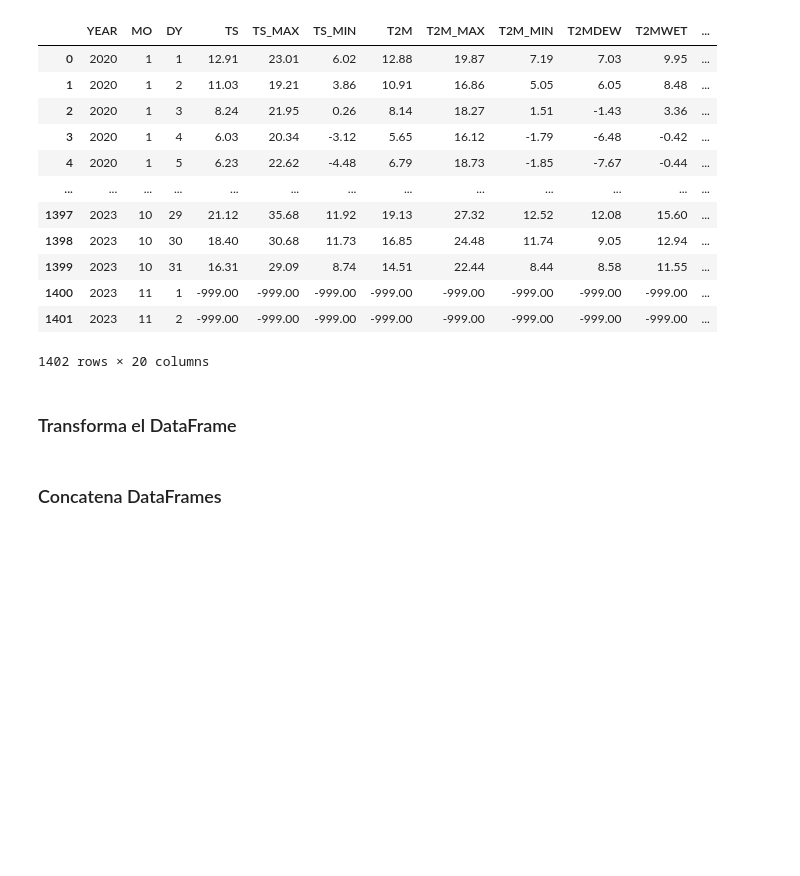
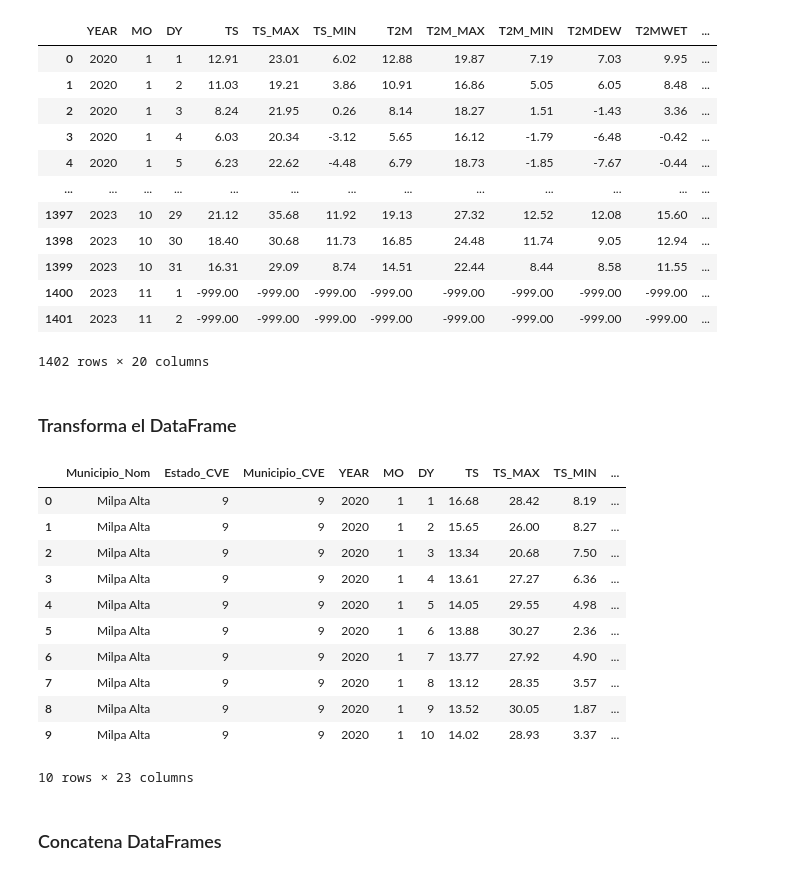
Before and after one commit to ProyectosMCD/RedBAMX, a Jupyter notebook: descarga/Descarga_Datos Climaticos_Municipio_NASA-API.ipynb, the cells around one changed output. Saved outputs shown, nothing was run; the diff lists cells and outputs as text; code cells hidden in the pictures; blank space fills up the shorter version.

```diff
--- a/descarga/Descarga_Datos Climaticos_Municipio_NASA-API.ipynb
+++ b/descarga/Descarga_Datos Climaticos_Municipio_NASA-API.ipynb
@@ -362,31 +404,46 @@ df_test
 # %%
 # Obtén la lista de archivos CSV en la carpeta
 archivos_csv = [archivo for archivo in os.listdir(output_municipio_raw) if archivo.endswith('.csv')]
 
 # Procesa y transforma cada archivo CSV
 for archivo_csv in archivos_csv:
 
     # Lee el archivo CSV, salta las primeras 25 filas y agrega una columna con el nombre del estado
     ruta_completa = os.path.join(output_municipio_raw, archivo_csv)
     df = pd.read_csv(ruta_completa, skiprows=25)
     municipio_nom = archivo_csv.split('_')[1]
     df.insert(0, 'Municipio_Nom', municipio_nom)
 
     estado_cve = archivo_csv.split('_')[0].split('-')[1] # Agrega una columna con el ID del estado
     df.insert(1, 'Estado_CVE', estado_cve)
 
     municipio_cve = archivo_csv.split('_')[0].split('-')[2] # Agrega una columna con el ID del municipio
     df.insert(2, 'Municipio_CVE', municipio_cve)
 
     # Transforma las columnas YEAR, MO y DY en una sola columna de tipo fecha
-    df = df.rename(columns={'YEAR': 'year', 'MO': 'month', 'DY': 'day'})
-    df.insert(0, 'Fecha', pd.to_datetime(df[['year', 'month', 'day']], format='%Y%m%d'))
-    df.drop(columns=['year', 'month', 'day'], inplace=True)
+    #df = df.rename(columns={'YEAR': 'year', 'MO': 'month', 'DY': 'day'})
+    #df.insert(0, 'Fecha', pd.to_datetime(df[['year', 'month', 'day']], format='%Y%m%d'))
+    #df.drop(columns=['year', 'month', 'day'], inplace=True)
 
     # Guarda el archivo CSV procesado en la carpeta de salida
     ruta_completa_salida = os.path.join(output_municipio_mod, archivo_csv)
     with open(ruta_completa_salida, 'w') as file_object:
         df.to_csv(file_object, index=False,lineterminator='\n')
+
+df.head(10)
+# %% [output]
+|  | Municipio_Nom | Estado_CVE | Municipio_CVE | YEAR | MO | DY | TS | TS_MAX | TS_MIN | ... |
+| 0 | Milpa Alta | 9 | 9 | 2020 | 1 | 1 | 16.68 | 28.42 | 8.19 | ... |
+| 1 | Milpa Alta | 9 | 9 | 2020 | 1 | 2 | 15.65 | 26.00 | 8.27 | ... |
+| 2 | Milpa Alta | 9 | 9 | 2020 | 1 | 3 | 13.34 | 20.68 | 7.50 | ... |
+| 3 | Milpa Alta | 9 | 9 | 2020 | 1 | 4 | 13.61 | 27.27 | 6.36 | ... |
+| 4 | Milpa Alta | 9 | 9 | 2020 | 1 | 5 | 14.05 | 29.55 | 4.98 | ... |
+| 5 | Milpa Alta | 9 | 9 | 2020 | 1 | 6 | 13.88 | 30.27 | 2.36 | ... |
+| 6 | Milpa Alta | 9 | 9 | 2020 | 1 | 7 | 13.77 | 27.92 | 4.90 | ... |
+| 7 | Milpa Alta | 9 | 9 | 2020 | 1 | 8 | 13.12 | 28.35 | 3.57 | ... |
+| 8 | Milpa Alta | 9 | 9 | 2020 | 1 | 9 | 13.52 | 30.05 | 1.87 | ... |
+| 9 | Milpa Alta | 9 | 9 | 2020 | 1 | 10 | 14.02 | 28.93 | 3.37 | ... |
+10 rows × 23 columns
 # %% [markdown]
 ### Concatena DataFrames
 # %%
```
Also changed, not shown: parts of 17 cells of this notebook.
